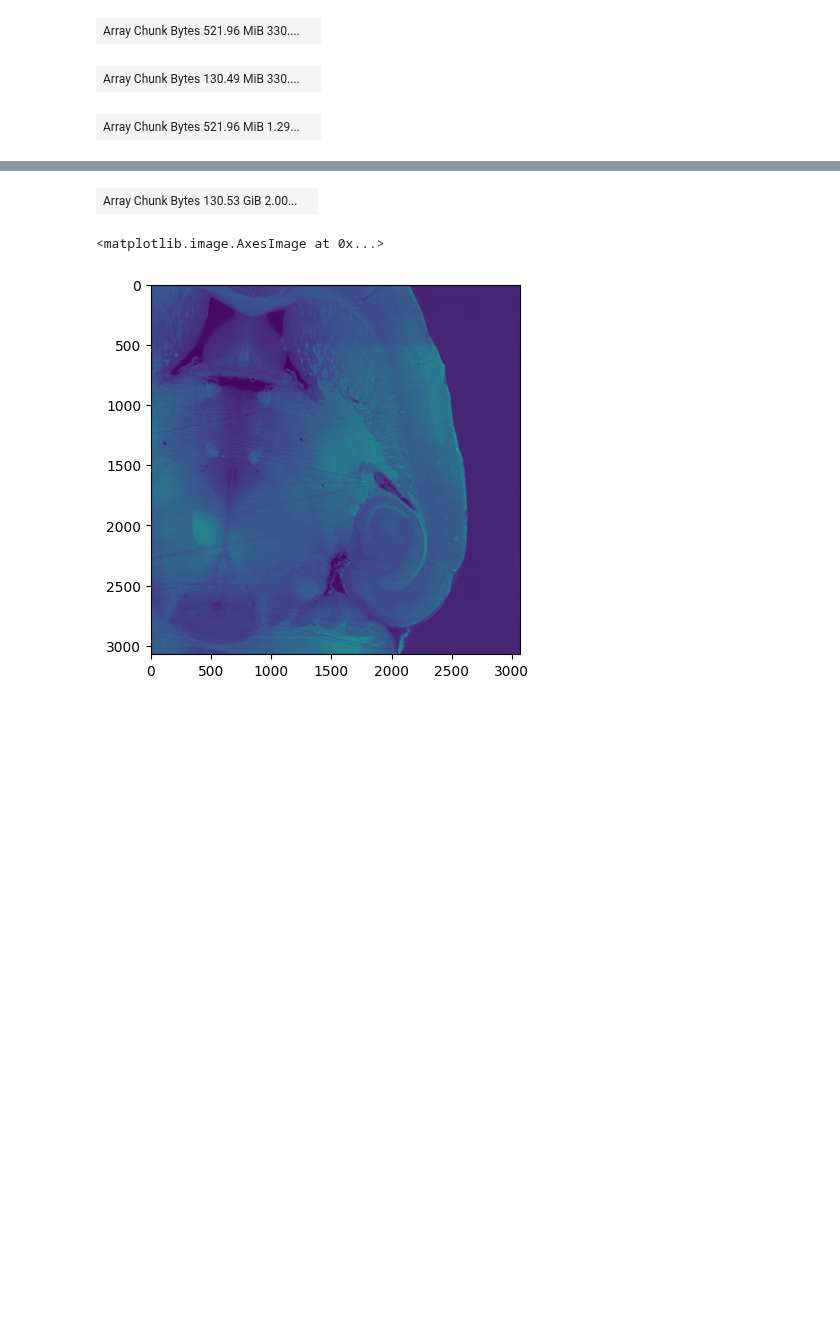
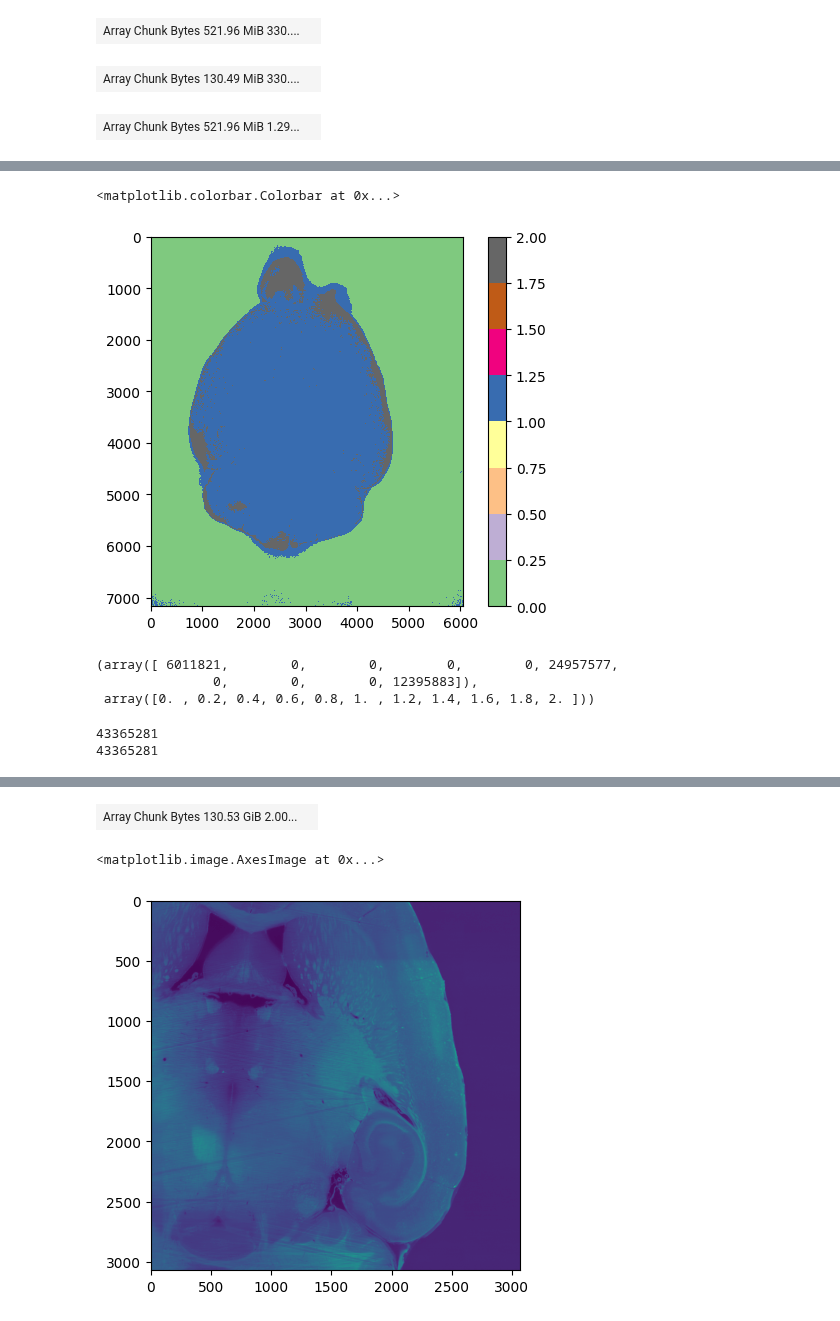
Before and after one commit to khanlab/SPIMquant, a Jupyter notebook: example_notebooks/otsu.ipynb, the cells around one changed output, grey strips where cells are left out. Cells and saved outputs as stored; diff of their text form; code cells hidden in the pictures; blank space fills up the shorter version.

```diff
--- a/example_notebooks/otsu.ipynb
+++ b/example_notebooks/otsu.ipynb
@@ -79,0 +150,24 @@ for c in [2,3,4,5]:
+# %%
+plt.imshow(gmm.predict(img.reshape((img.size,1))).reshape(img.shape).astype('uint8'),cmap='Accent',interpolation='nearest')
+plt.colorbar()
+# %% [output]
+<matplotlib.colorbar.Colorbar at 0x...>
+[figure, added]
+# %%
+predicted=gmm.predict(img.reshape((img.size,1)))
+np.histogram(predicted)
+# %% [output]
+(array([ 6011821,        0,        0,        0,        0, 24957577,
+               0,        0,        0, 12395883]),
+ array([0. , 0.2, 0.4, 0.6, 0.8, 1. , 1.2, 1.4, 1.6, 1.8, 2. ]))
+# %%
+print(predicted.size)
+
+n0=np.sum(predicted==0)
+n1=np.sum(predicted==1)
+n2=np.sum(predicted==2)
+
+print(n0+n1+n2)
+# %% [output]
+43365281
+43365281
```
Also changed, not shown: parts of 17 cells of this notebook, 9 other files.
